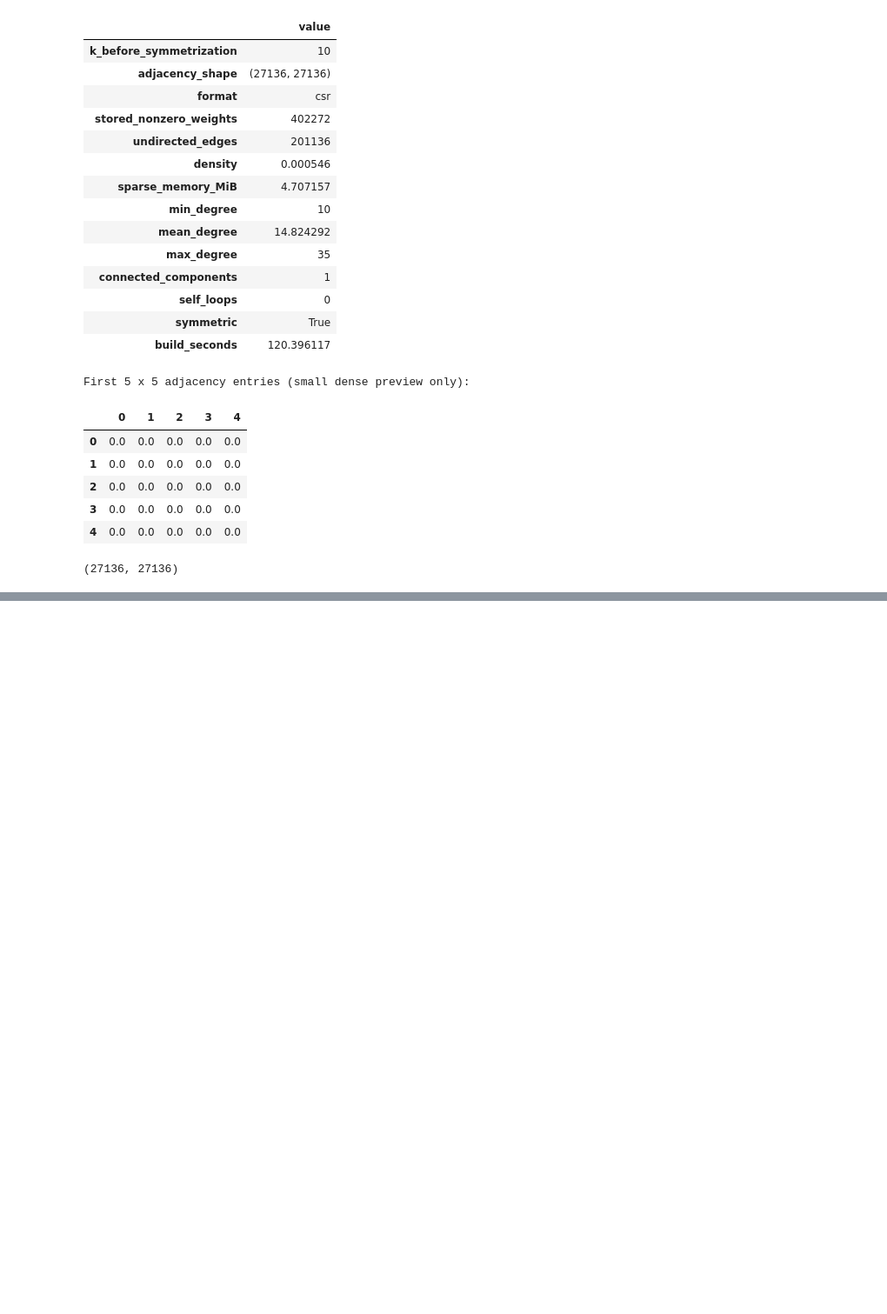
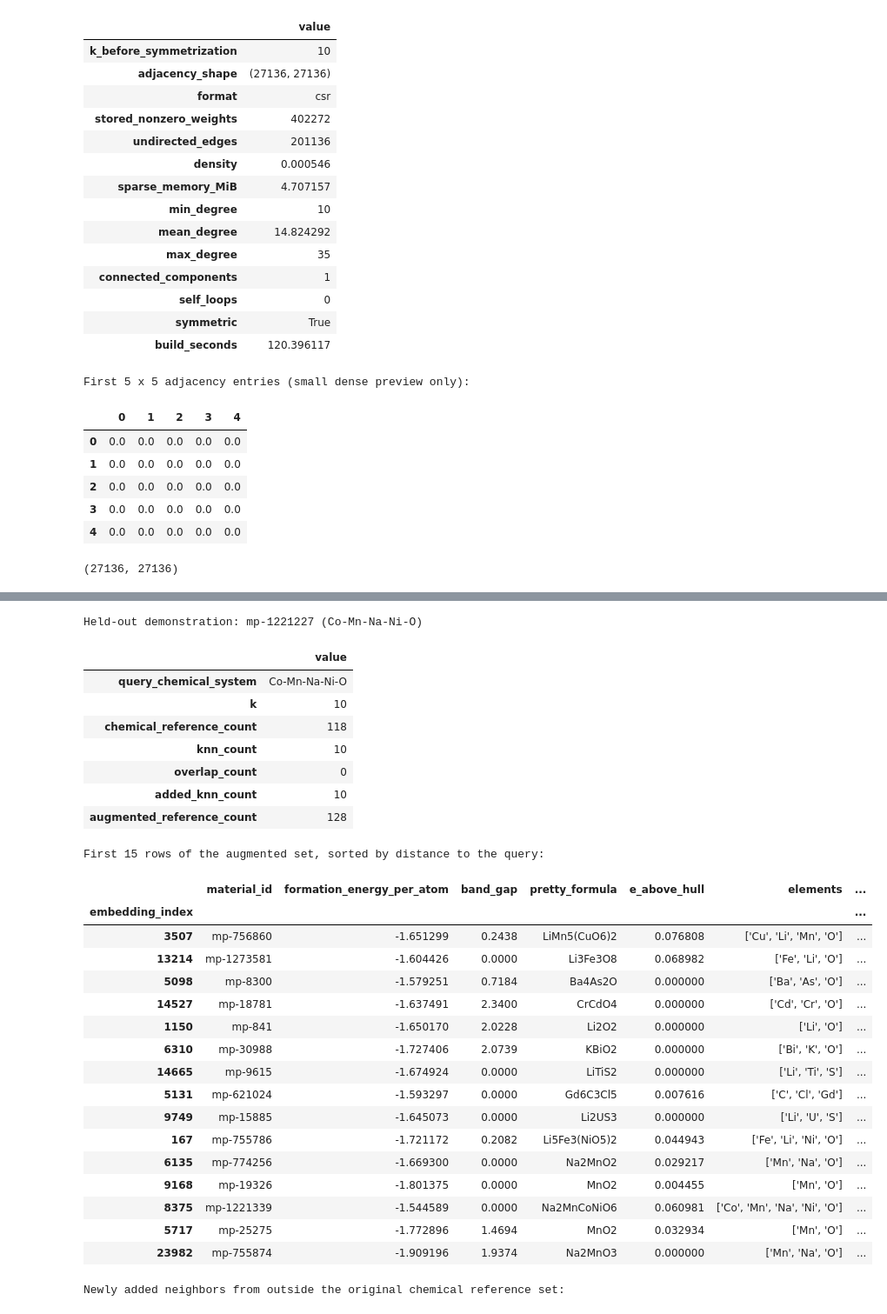
Before and after one commit to jagerknight10/graph-informed-crystal-screening, a Jupyter notebook: code/graph-construction/knn.ipynb, the cells around one changed output, grey strips where cells are left out. Shown at 87% size. Drawn from its saved outputs; the diff is of its cells as text; code cells hidden in the pictures; blank space fills up the shorter version.

```diff
--- a/code/graph-construction/knn.ipynb
+++ b/code/graph-construction/knn.ipynb
@@ -623,0 +984,22 @@ W.shape
+# %%
+# Dataset-specific interpretation; updates automatically when the sweep is rerun.
+symmetric_results = sweep_summary.loc["symmetric"]
+connected_options = symmetric_results.index[symmetric_results["connected_components"] == 1]
+smallest_k = int(symmetric_results.index.min())
+largest_k = int(symmetric_results.index.max())
+if len(connected_options):
+    connected_k = int(connected_options.min())
+    row = symmetric_results.loc[connected_k]
+    print(f"If one connected graph is required, start with k={connected_k}, the smallest tested connected configuration.")
+    print(f"  Mean reference fraction: {row['mean_reference_fraction']:.2%}")
+    print(f"  Mean absolute energy gap: {row['mean_abs_delta_e']:.4f} eV/atom")
+    print(f"  Median of node median energy gaps: {row['median_node_median_abs_delta_e']:.4f} eV/atom")
+    print(f"  Mean reference recall: {row['mean_reference_recall']:.2%}")
+else:
+    print("None of the tested k values gives a single connected component.")
+print(f"At k={smallest_k}, the graph has {int(symmetric_results.loc[smallest_k, 'connected_components'])} components.")
+print(f"At k={largest_k}, mean reference recall reaches {symmetric_results.loc[largest_k, 'mean_reference_recall']:.2%},")
+print(f"but mean energy gap is {symmetric_results.loc[largest_k, 'mean_abs_delta_e']:.4f} eV/atom and reference fraction is {symmetric_results.loc[largest_k, 'mean_reference_fraction']:.2%}.")
+if (symmetric_results["median_reference_fraction"] == 0).all():
+    print("For every tested k, at least half the anchors have no reference neighbor (median reference fraction = 0).")
+print("Choose k according to the connectivity/coverage requirement; energy similarity alone does not guarantee chemical reference recovery.")
@@ -623,0 +1262,48 @@ W.shape
+# %%
+# Demonstration only: use an existing row as a held-out stand-in for a future new crystal.
+# This is not a newly generated sample. Exclude its known existing row in both selectors.
+demo_query_index = 0
+demo_query_metadata = metadata.iloc[demo_query_index]
+demo_query_embedding = embeddings[demo_query_index]
+chemical_references_demo = get_reference_set_for_new_crystal(
+    demo_query_metadata, exclude_reference_index=demo_query_index,
+)
+augmented_references_demo = get_augmented_reference_set(
+    demo_query_embedding, demo_query_metadata, k=10,
+    exclude_reference_index=demo_query_index,
+)
+print(f"Held-out demonstration: {demo_query_metadata['material_id']} ({identify_chemical_system(demo_query_metadata)})")
+display(pd.Series(augmented_references_demo.attrs, name="value").to_frame())
+print("First 15 rows of the augmented set, sorted by distance to the query:")
+display(augmented_references_demo.head(15))
+print("Newly added neighbors from outside the original chemical reference set:")
+display(augmented_references_demo.loc[augmented_references_demo["reference_source"] == "knn_only"])
+# %% [output]
+Held-out demonstration: mp-1221227 (Co-Mn-Na-Ni-O)
+|  | value |
+| query_chemical_system | Co-Mn-Na-Ni-O |
+| k | 10 |
+| chemical_reference_count | 118 |
+| knn_count | 10 |
+| overlap_count | 0 |
+| added_knn_count | 10 |
+| augmented_reference_count | 128 |
+First 15 rows of the augmented set, sorted by distance to the query:
+|  | material_id | formation_energy_per_atom | band_gap | pretty_formula | e_above_hull | elements | ... |
+| embedding_index |  |  |  |  |  |  | ... |
+| 3507 | mp-756860 | -1.651299 | 0.2438 | LiMn5(CuO6)2 | 0.076808 | ['Cu', 'Li', 'Mn', 'O'] | ... |
+| 13214 | mp-1273581 | -1.604426 | 0.0000 | Li3Fe3O8 | 0.068982 | ['Fe', 'Li', 'O'] | ... |
+| 5098 | mp-8300 | -1.579251 | 0.7184 | Ba4As2O | 0.000000 | ['Ba', 'As', 'O'] | ... |
+| 14527 | mp-18781 | -1.637491 | 2.3400 | CrCdO4 | 0.000000 | ['Cd', 'Cr', 'O'] | ... |
+| 1150 | mp-841 | -1.650170 | 2.0228 | Li2O2 | 0.000000 | ['Li', 'O'] | ... |
+| 6310 | mp-30988 | -1.727406 | 2.0739 | KBiO2 | 0.000000 | ['Bi', 'K', 'O'] | ... |
+| 14665 | mp-9615 | -1.674924 | 0.0000 | LiTiS2 | 0.000000 | ['Li', 'Ti', 'S'] | ... |
+| 5131 | mp-621024 | -1.593297 | 0.0000 | Gd6C3Cl5 | 0.007616 | ['C', 'Cl', 'Gd'] | ... |
+| 9749 | mp-15885 | -1.645073 | 0.0000 | Li2US3 | 0.000000 | ['Li', 'U', 'S'] | ... |
+| 167 | mp-755786 | -1.721172 | 0.2082 | Li5Fe3(NiO5)2 | 0.044943 | ['Fe', 'Li', 'Ni', 'O'] | ... |
+| 6135 | mp-774256 | -1.669300 | 0.0000 | Na2MnO2 | 0.029217 | ['Mn', 'Na', 'O'] | ... |
+| 9168 | mp-19326 | -1.801375 | 0.0000 | MnO2 | 0.004455 | ['Mn', 'O'] | ... |
+| 8375 | mp-1221339 | -1.544589 | 0.0000 | Na2MnCoNiO6 | 0.060981 | ['Co', 'Mn', 'Na', 'Ni', 'O'] | ... |
+| 5717 | mp-25275 | -1.772896 | 1.4694 | MnO2 | 0.032934 | ['Mn', 'O'] | ... |
+| 23982 | mp-755874 | -1.909196 | 1.9374 | Na2MnO3 | 0.000000 | ['Mn', 'Na', 'O'] | ... |
+Newly added neighbors from outside the original chemical reference set:
```
Also changed, not shown: parts of 14 cells of this notebook.
